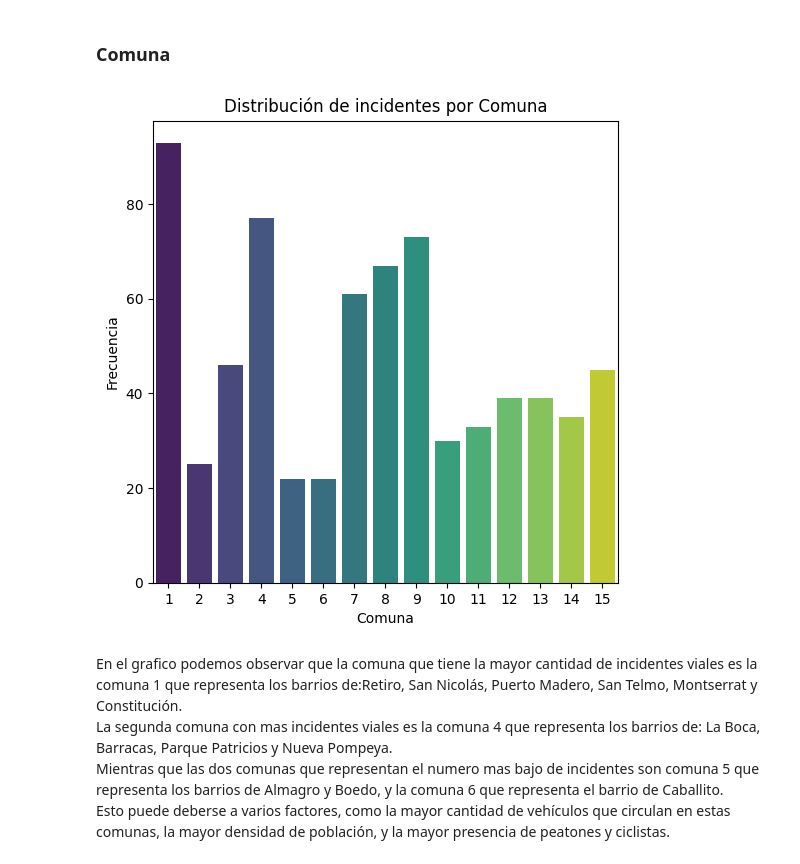
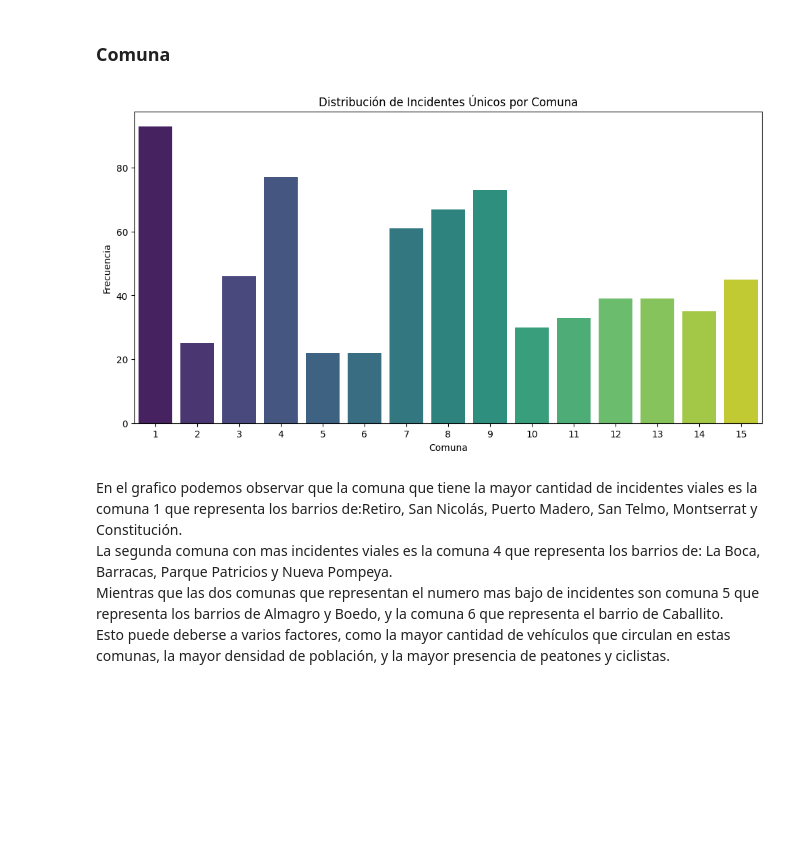
Before and after one commit to ASGuzman/PI2_Siniestros_Viales, a Jupyter notebook: EDA.ipynb, the cells around one changed output. Saved outputs shown, nothing was run; the diff lists cells and outputs as text; code cells hidden in the pictures; blank space fills up the shorter version.

```diff
--- a/EDA.ipynb
+++ b/EDA.ipynb
@@ -209,14 +238,16 @@ El gráfico muestra que la frecuencia de incidentes viales es mayor en las aveni
 # %% [markdown]
 ### Comuna
 # %%
-plt.figure(figsize=(6, 6))
+incidentes_por_comuna = df_siniestros.groupby("Comuna")["Id"].nunique()
+
+plt.figure(figsize=(12, 6))
 sns.countplot(x="Comuna", data=df_siniestros, palette="viridis")
-plt.title("Distribución de incidentes por Comuna")
+plt.title("Distribución de Incidentes Únicos por Comuna")
 plt.xlabel("Comuna")
 plt.ylabel("Frecuencia")
 plt.show()
 # %% [output]
-[figure, old version]
+[figure, new version]
 # %% [markdown]
 En el grafico podemos observar que la comuna que tiene la mayor cantidad de incidentes viales es la comuna 1 que representa los barrios de:Retiro, San Nicolás, Puerto Madero, San Telmo, Montserrat y Constitución. <br>
 La segunda comuna con mas incidentes viales es la comuna 4 que representa los barrios de: La Boca, Barracas, Parque Patricios y Nueva Pompeya. <br>
```
Also changed, not shown: parts of 20 cells of this notebook.
